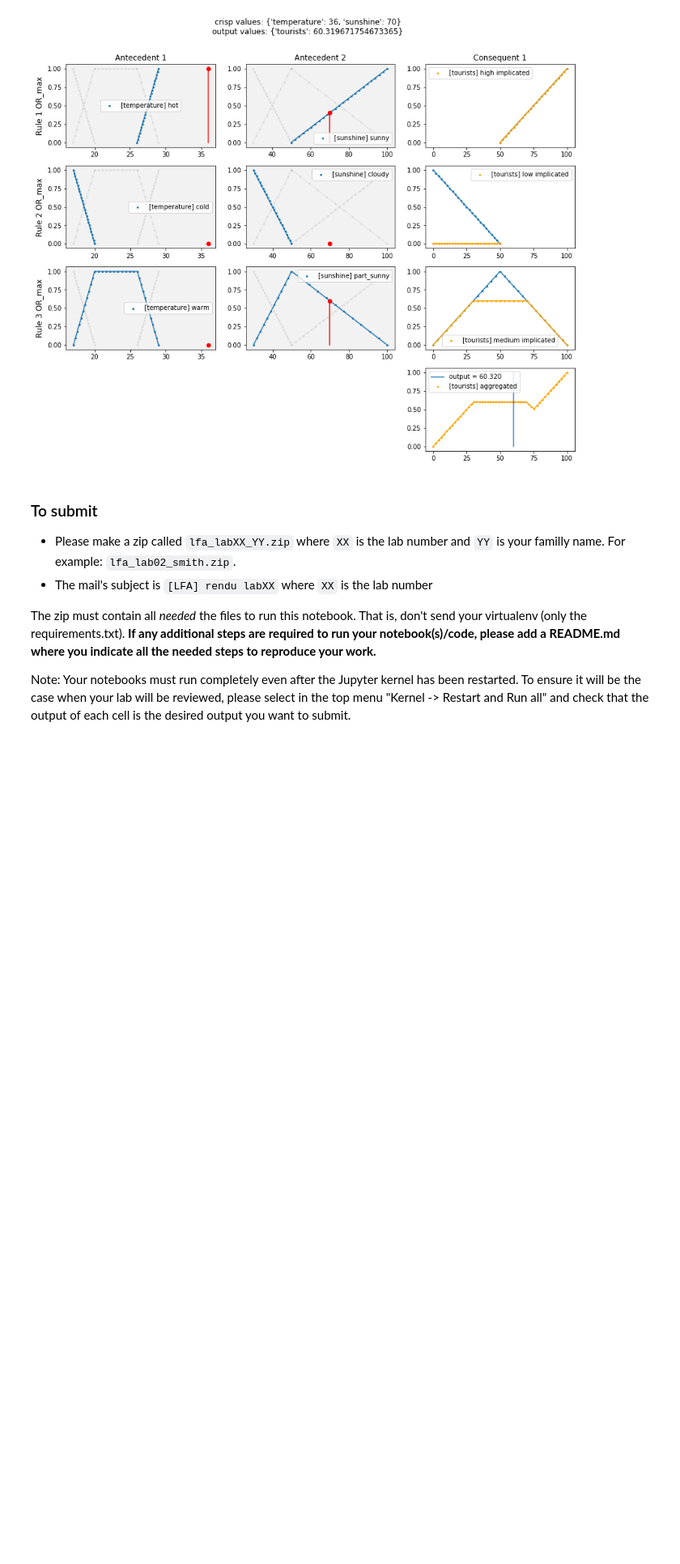
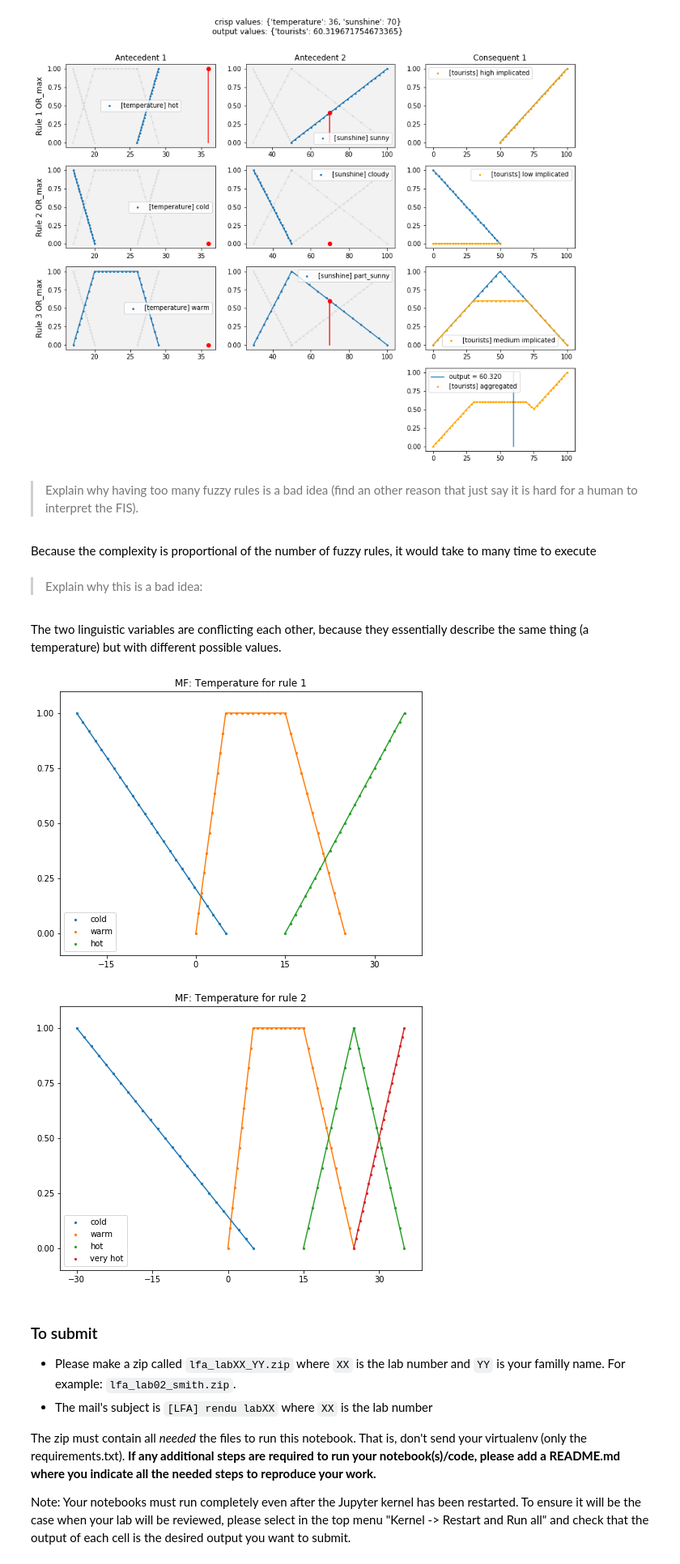
Before and after one commit to Nortalle/LFA_labo_021, a Jupyter notebook: LFA labo 050/040_interpretability.ipynb, the cells around one changed output. Shown at 81% size. Saved outputs shown, nothing was run; the diff lists cells and outputs as text; code cells hidden in the pictures; blank space fills up the shorter version.

Commit message:
other questions is finished

```diff
--- a/LFA labo 050/040_interpretability.ipynb
+++ b/LFA labo 050/040_interpretability.ipynb
@@ -361,6 +367,34 @@ fisv.show()
 # %% [output]
 predicted value:  {'tourists': 60.319671754673365}
 [figure]
+# %% [markdown]
+> Explain why having too many fuzzy rules is a bad idea (find an other reason that just say it is hard for a human to interpret the FIS).
+# %% [markdown]
+Because the complexity is proportional of the number of fuzzy rules, it would take to many time to execute
+# %% [markdown]
+> Explain why this is a bad idea:
+# %% [markdown]
+The two linguistic variables are conflicting each other, because they essentially describe the same thing (a temperature) but with different possible values.
+# %%
+lv_temperature =  LinguisticVariable(name="Temperature for rule 1", ling_values_dict={
+    "cold": LinPWMF([-20, 1], [5, 0]),
+    "warm": TrapMF(p0=0, p1=5, p2=15, p3=25),
+    "hot": LinPWMF([15, 0], [35, 1])
+})
+
+lv_temperature_other =  LinguisticVariable(name="Temperature for rule 2", ling_values_dict={
+    "cold": LinPWMF([-30, 1], [5, 0]),
+    "warm": TrapMF(p0=0, p1=5, p2=15, p3=25),
+    "hot": TrapMF(p0=15, p1=25, p2=35),
+    "very hot": LinPWMF([25, 0], [35, 1])
+})
+
+
+LinguisticVariableViewer(lv_temperature).show()
+LinguisticVariableViewer(lv_temperature_other).show()
+# %% [output]
+[figure, added]
+[figure, added]
 # %% [markdown]
 ### To submit
 
```
Also changed, not shown: parts of 3 cells of this notebook.
